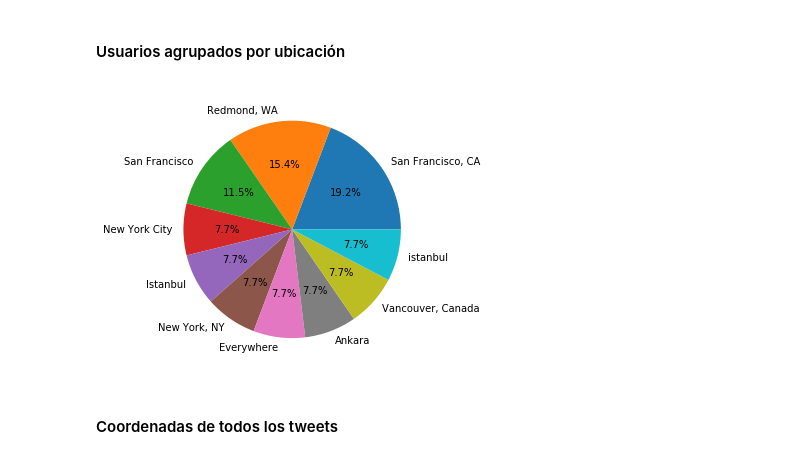
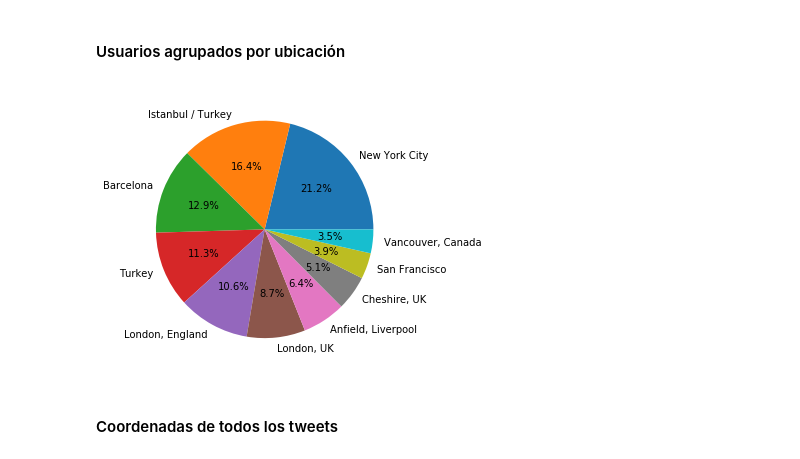
Before and after one commit to javoeria/data-science, a Jupyter notebook: neo4j/py2neo_3.ipynb, the cells around one changed output. Cells and saved outputs as stored; diff of their text form; code cells hidden in the pictures.

Commit message:
Fix location relationship

```diff
--- a/neo4j/py2neo_3.ipynb
+++ b/neo4j/py2neo_3.ipynb
@@ -63,6 +63,6 @@ pd.DataFrame(graph.run("MATCH (u:User)-[r:HAS]->(t:Tweet) RETURN t.id_str, u.use
 # %% [markdown]
 #### Los tweets del usuario @CsharpCorner
 # %%
-pd.DataFrame(graph.run("MATCH (u:User)-[r:HAS]->(t:Tweet) WHERE u.username = 'CsharpCorner' RETURN t.id_str, t.text, t.retweet_count, t.favorite_count, t.created_at"))
+pd.DataFrame(graph.run("MATCH (u:User)-[r:HAS]->(t:Tweet) WHERE u.username = 'CsharpCorner' RETURN t.id_str, t.text, t.retweet_count, t.favorite_count, t.created_at ORDER BY t.created_at DESC"))
 # %% [output]
 |  | 0 | 1 | 2 | 3 | 4 |
@@ -138,12 +138,12 @@ plt.show()
 # %% [markdown]
 #### Usuarios agrupados por ubicación
 # %%
-data = pd.DataFrame(graph.run("MATCH (u:User)-[r:LIVES]->(l:Location) RETURN l.name, count(l) ORDER BY count(l) DESC SKIP 1 LIMIT 10"))
+data = pd.DataFrame(graph.run("MATCH (t:Tweet)-[r:LIVES]->(l:Location) RETURN l.name, count(l) ORDER BY count(l) DESC LIMIT 10"))
 plt.figure(figsize=(10, 5))
 plt.pie(data[1], labels=data[0], autopct='%1.1f%%')
 plt.show()
 # %% [output]
-[figure, old version]
+[figure, new version]
 # %% [markdown]
 #### Coordenadas de todos los tweets
 # %%
```
Also changed, not shown: parts of 1 cell of this notebook, 1 other file.
